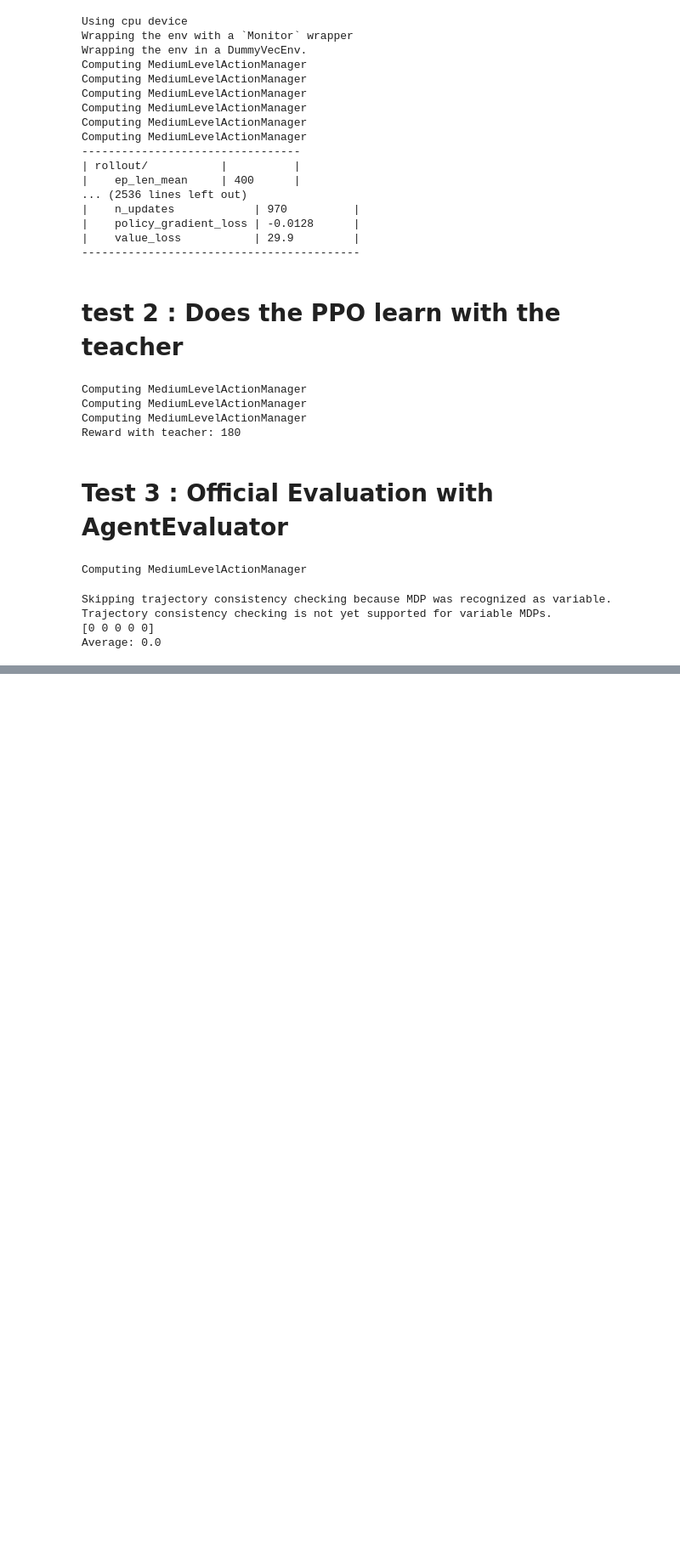
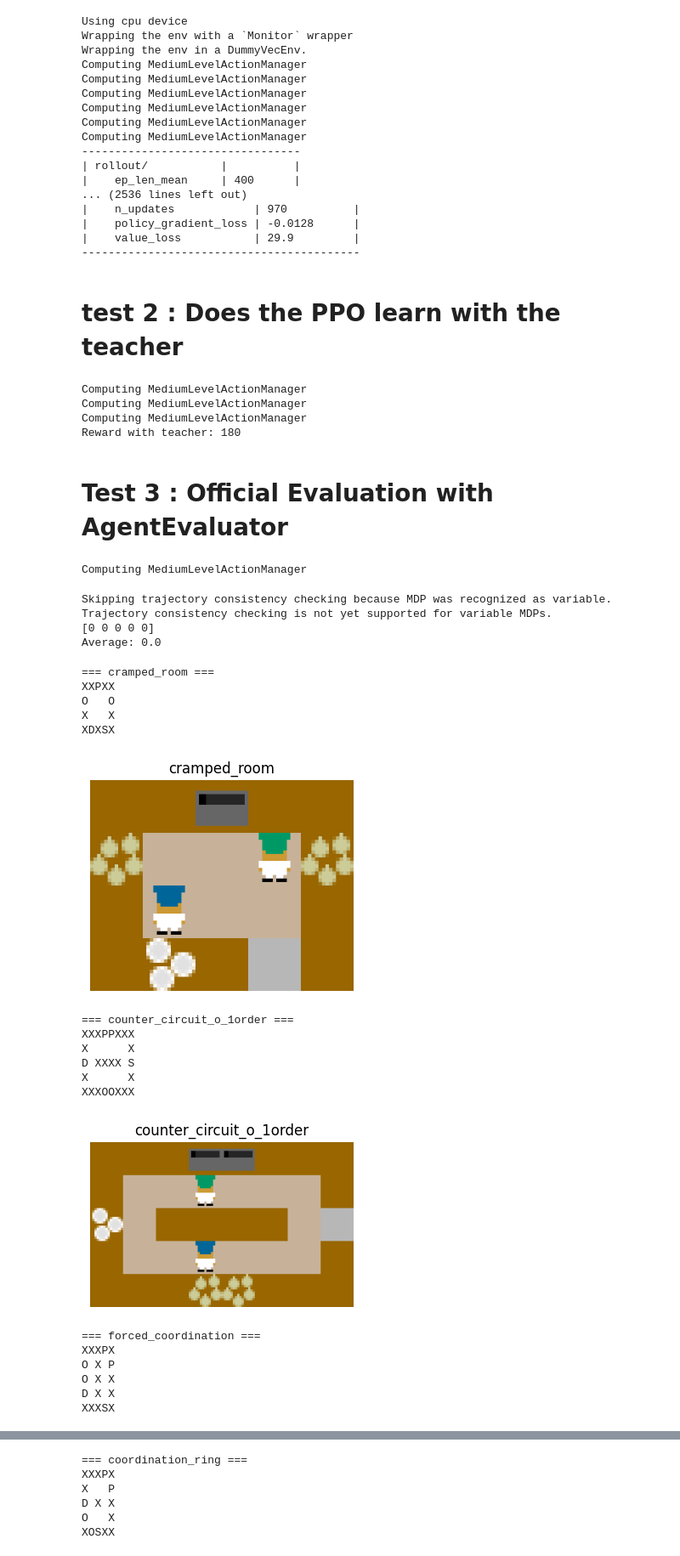
Before and after one commit to buhsnn/overcooked_zsc_project, a Jupyter notebook: Test_env.ipynb, the cells around one changed output, grey strips where cells are left out. Shown at 85% size. Cells and saved outputs as stored; diff of their text form; code cells hidden in the pictures; blank space fills up the shorter version.

Commit message:
Added custom layouts + graphics + map generator

```diff
--- a/Test_env.ipynb
+++ b/Test_env.ipynb
@@ -98,3 +98,76 @@ Computing MediumLevelActionManager
 Skipping trajectory consistency checking because MDP was recognized as variable. Trajectory consistency checking is not yet supported for variable MDPs.
 [0 0 0 0 0]
 Average: 0.0
+# %%
+
+
+import matplotlib.pyplot as plt
+import numpy as np
+import pygame
+
+from overcooked_ai_py.mdp.overcooked_mdp import OvercookedGridworld
+from overcooked_ai_py.mdp.overcooked_env import OvercookedEnv
+from overcooked_ai_py.visualization.state_visualizer import StateVisualizer
+
+pygame.init()
+
+
+LAYOUT_NAMES = [
+    "cramped_room",
+    "counter_circuit_o_1order",
+    "forced_coordination",
+    "coordination_ring",
+]
+
+
+def show_layout(layout_name):
+    print(f"\n=== {layout_name} ===")
+
+
+    mdp = OvercookedGridworld.from_layout_name(layout_name)
+    env = OvercookedEnv.from_mdp(mdp, horizon=400)
+
+
+    for row in mdp.terrain_mtx:
+        print("".join(row))
+
+
+    vis = StateVisualizer()
+
+
+    surface = vis.render_state(env.state, mdp.terrain_mtx)
+
+    arr = pygame.surfarray.array3d(surface)
+    arr = np.rot90(arr, k=3)
+    arr = np.fliplr(arr)
+
+    plt.figure(figsize=(4, 4))
+    plt.imshow(arr)
+    plt.axis("off")
+    plt.title(layout_name)
+    plt.show()
+
+
+
+for name in LAYOUT_NAMES:
+    show_layout(name)
+# %% [output]
+=== cramped_room ===
+XXPXX
+O   O
+X   X
+XDXSX
+[figure, added]
+=== counter_circuit_o_1order ===
+XXXPPXXX
+X      X
+D XXXX S
+X      X
+XXXOOXXX
+[figure, added]
+=== forced_coordination ===
+XXXPX
+O X P
+O X X
+D X X
+XXXSX
@@ -100,0 +175,6 @@ Average: 0.0
+=== coordination_ring ===
+XXXPX
+X   P
+D X X
+O   X
+XOSXX
```
Also changed, not shown: parts of 1 cell of this notebook, 32 other files.
